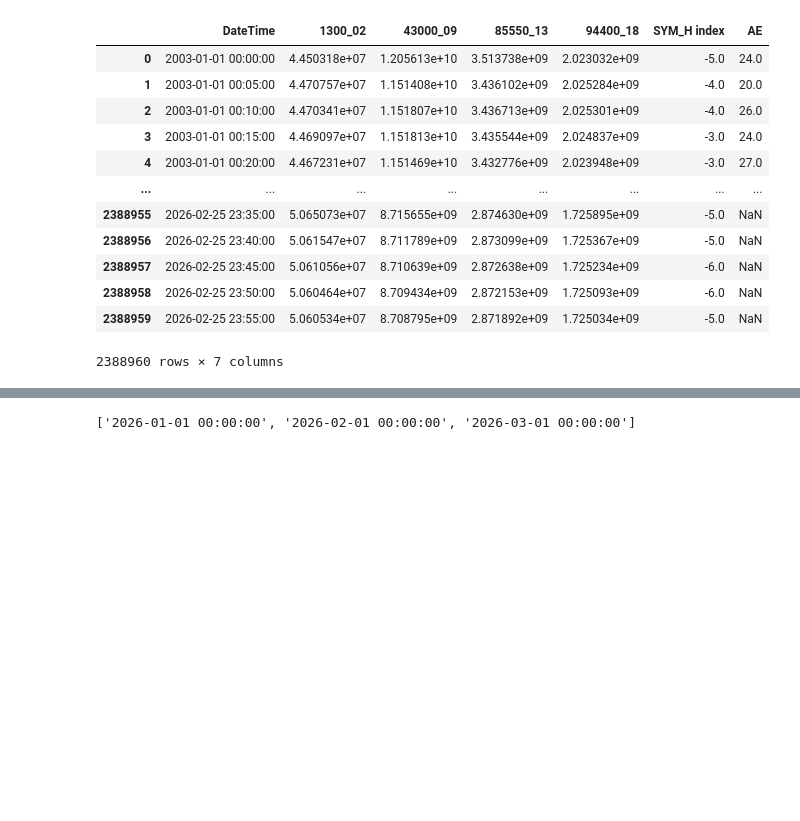
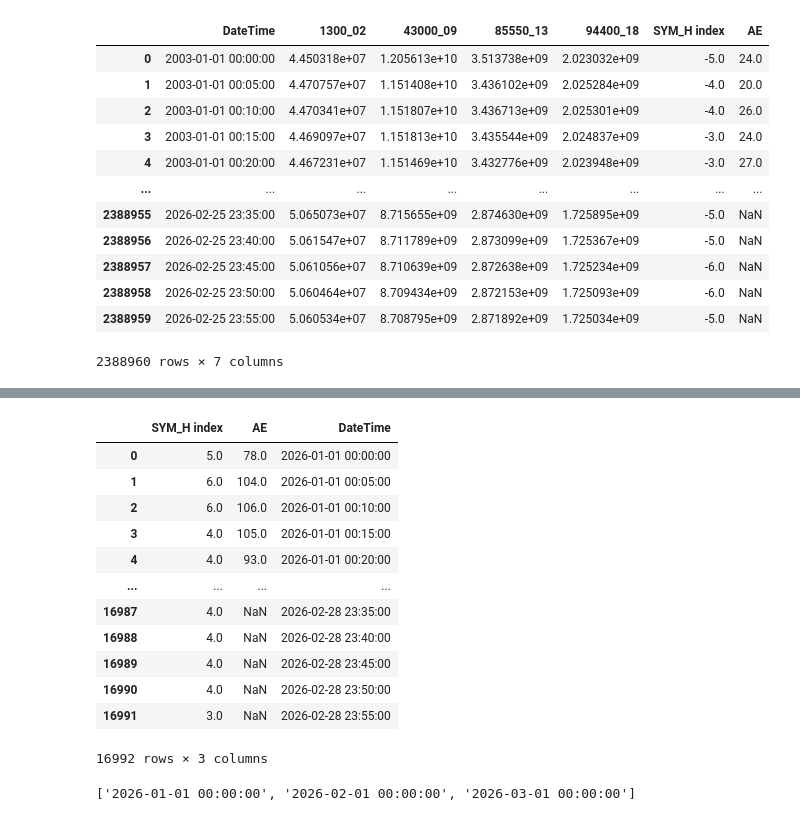
Before and after one commit to kylermurphy/mltdm, a Jupyter notebook: Notebooks/RF_creating_features.ipynb, the cells around one changed output, grey strips where cells are left out. Drawn from its saved outputs; the diff is of its cells as text; code cells hidden in the pictures; blank space fills up the shorter version.

```diff
--- a/Notebooks/RF_creating_features.ipynb
+++ b/Notebooks/RF_creating_features.ipynb
@@ -140,3 +181,19 @@ w
+# %%
+om
+# %% [output]
+|  | SYM_H index | AE | DateTime |
+| 0 | 5.0 | 78.0 | 2026-01-01 00:00:00 |
+| 1 | 6.0 | 104.0 | 2026-01-01 00:05:00 |
+| 2 | 6.0 | 106.0 | 2026-01-01 00:10:00 |
+| 3 | 4.0 | 105.0 | 2026-01-01 00:15:00 |
+| 4 | 4.0 | 93.0 | 2026-01-01 00:20:00 |
+| ... | ... | ... | ... |
+| 16987 | 4.0 | NaN | 2026-02-28 23:35:00 |
+| 16988 | 4.0 | NaN | 2026-02-28 23:40:00 |
+| 16989 | 4.0 | NaN | 2026-02-28 23:45:00 |
+| 16990 | 4.0 | NaN | 2026-02-28 23:50:00 |
+| 16991 | 3.0 | NaN | 2026-02-28 23:55:00 |
+16992 rows × 3 columns
 # %%
 [dt.strftime('%Y-%m-%d %X') for dt in w]
 # %% [output]
```
Also changed, not shown: parts of 5 cells of this notebook, 1 other file.
